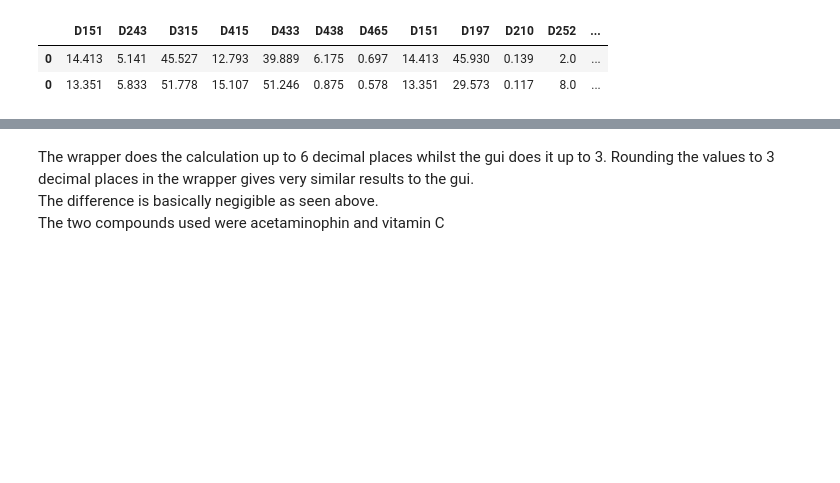
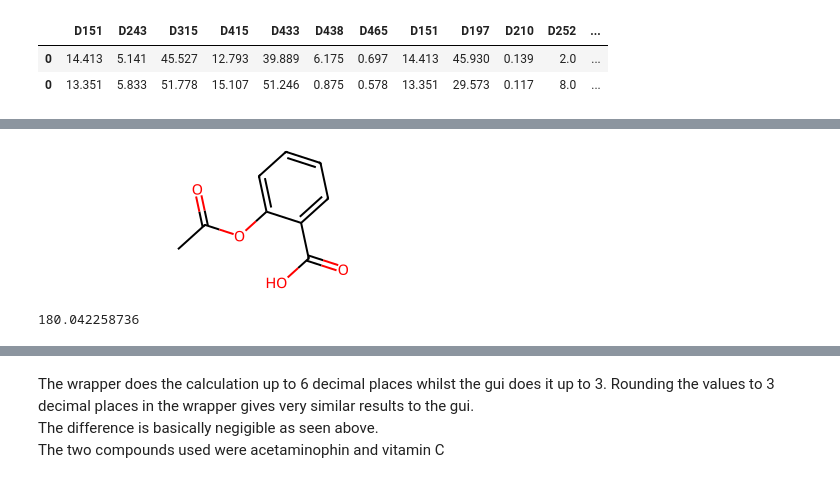
Before and after one commit to cyrilakafia/AICPred, a Jupyter notebook: pregame/backend.ipynb, the cells around one changed output, grey strips where cells are left out. Saved outputs shown, nothing was run; the diff lists cells and outputs as text; code cells hidden in the pictures; blank space fills up the shorter version.

```diff
--- a/pregame/backend.ipynb
+++ b/pregame/backend.ipynb
@@ -212,0 +253,10 @@ results[whichfalse]
+# %%
+mol = Chem.MolFromSmiles(smiles)
+mol
+# %% [output]
+[figure, added]
+# %%
+mol_weight = Chem.rdMolDescriptors.CalcExactMolWt(mol)
+mol_weight
+# %% [output]
+180.042258736
```
Also changed, not shown: parts of 18 cells of this notebook, 45 other files.
